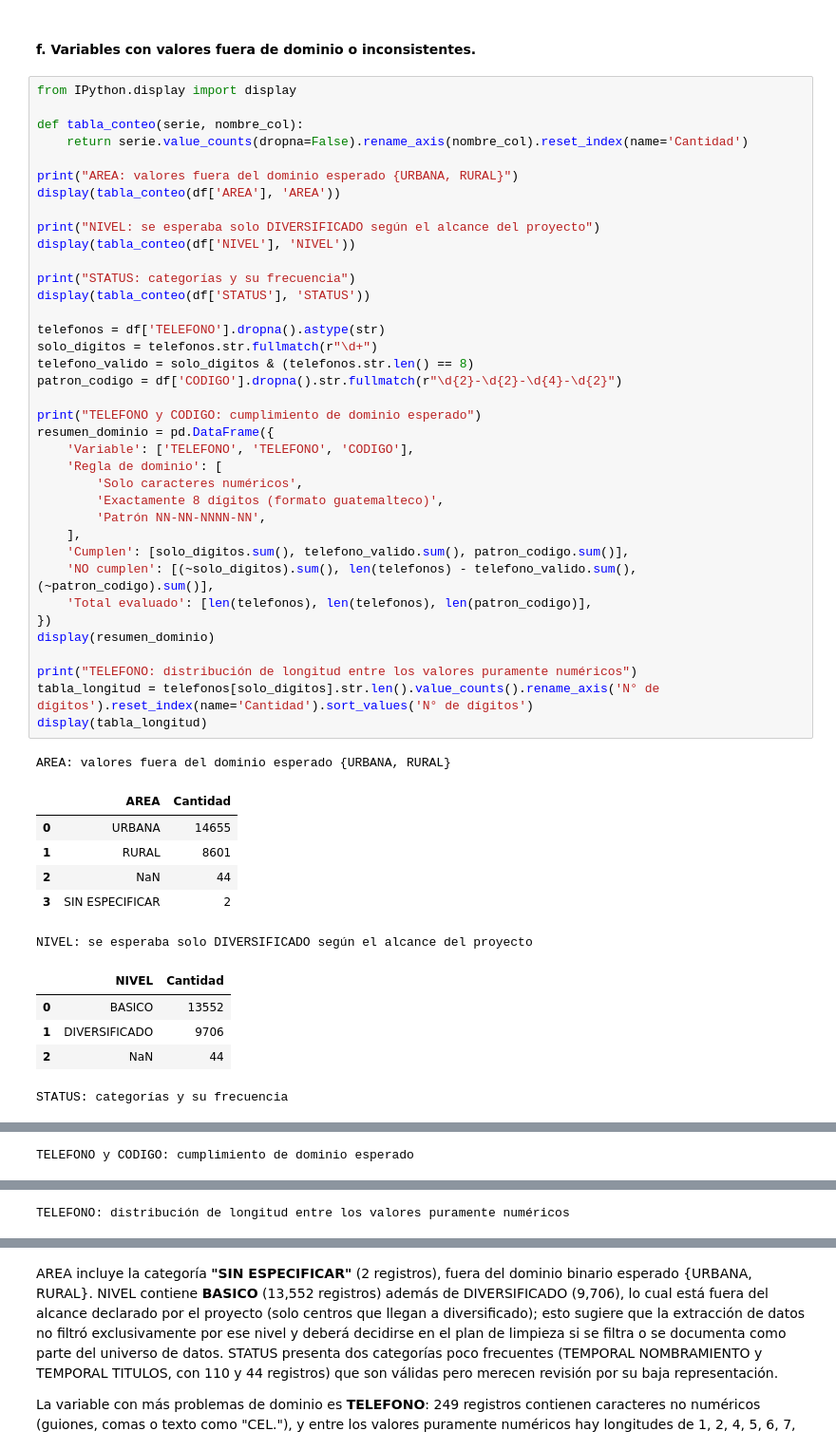
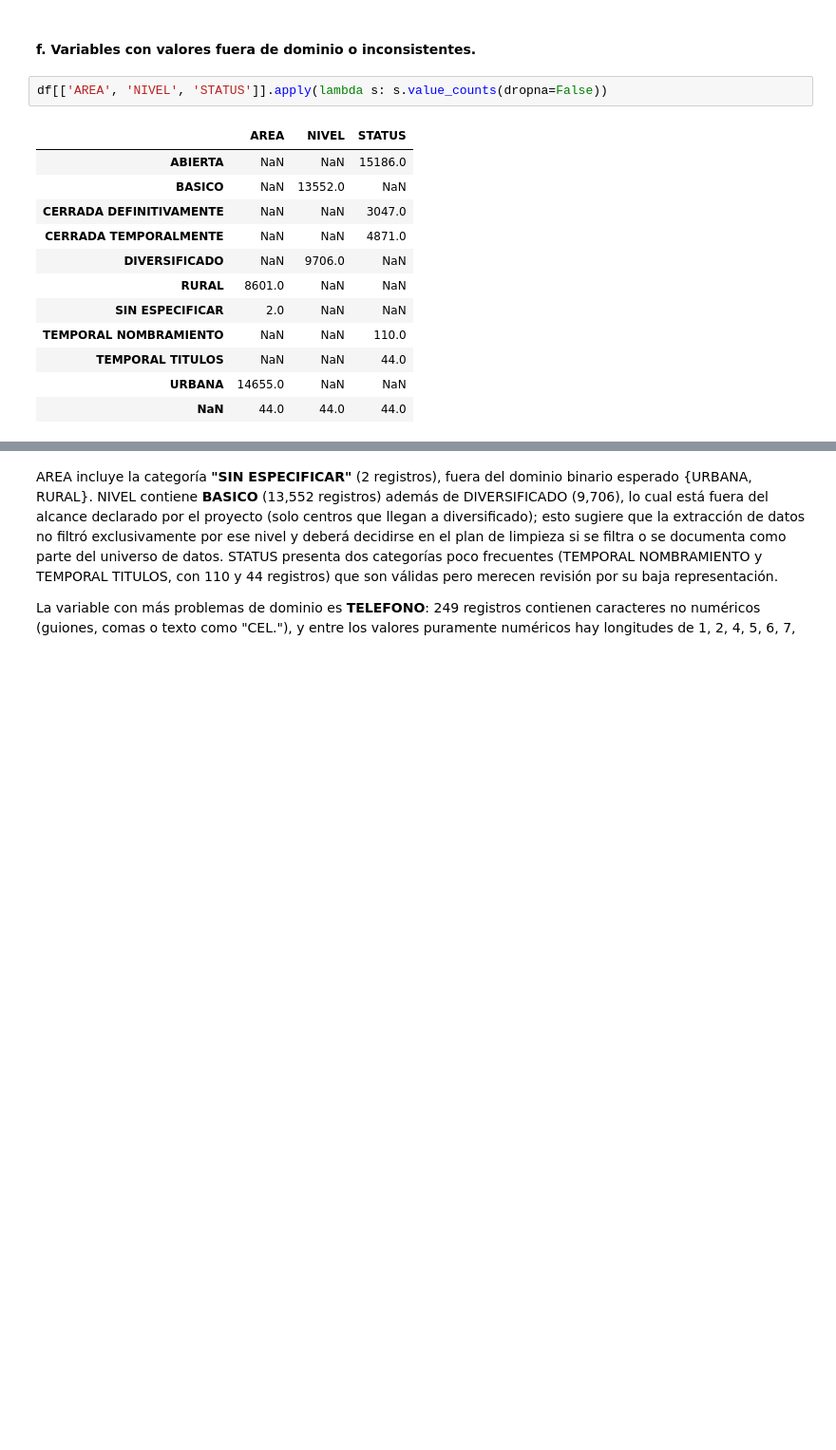
Before and after one commit to CindyGualim/DATA-SCIENCE_CC3084, a Jupyter notebook: Exploracion_Datos_Mineduc.ipynb, the cells around one changed output, grey strips where cells are left out. Shown at 95% size. Cells and saved outputs as stored; diff of their text form; blank space fills up the shorter version.

```diff
--- a/Exploracion_Datos_Mineduc.ipynb
+++ b/Exploracion_Datos_Mineduc.ipynb
@@ -203,52 +189,17 @@ Al excluir esas filas vacías, no queda ningún duplicado exacto entre estableci
 # %% [markdown]
 #### f. Variables con valores fuera de dominio o inconsistentes.
 # %%
-from IPython.display import display
-
-def tabla_conteo(serie, nombre_col):
-    return serie.value_counts(dropna=False).rename_axis(nombre_col).reset_index(name='Cantidad')
-
-print("AREA: valores fuera del dominio esperado {URBANA, RURAL}")
-display(tabla_conteo(df['AREA'], 'AREA'))
-
-print("NIVEL: se esperaba solo DIVERSIFICADO según el alcance del proyecto")
-display(tabla_conteo(df['NIVEL'], 'NIVEL'))
-
-print("STATUS: categorías y su frecuencia")
-display(tabla_conteo(df['STATUS'], 'STATUS'))
-
-telefonos = df['TELEFONO'].dropna().astype(str)
-solo_digitos = telefonos.str.fullmatch(r"\d+")
-telefono_valido = solo_digitos & (telefonos.str.len() == 8)
-patron_codigo = df['CODIGO'].dropna().str.fullmatch(r"\d{2}-\d{2}-\d{4}-\d{2}")
-
-print("TELEFONO y CODIGO: cumplimiento de dominio esperado")
-resumen_dominio = pd.DataFrame({
-    'Variable': ['TELEFONO', 'TELEFONO', 'CODIGO'],
-    'Regla de dominio': [
-        'Solo caracteres numéricos',
-        'Exactamente 8 dígitos (formato guatemalteco)',
-        'Patrón NN-NN-NNNN-NN',
-    ],
-    'Cumplen': [solo_digitos.sum(), telefono_valido.sum(), patron_codigo.sum()],
-    'NO cumplen': [(~solo_digitos).sum(), len(telefonos) - telefono_valido.sum(), (~patron_codigo).sum()],
-    'Total evaluado': [len(telefonos), len(telefonos), len(patron_codigo)],
-})
-display(resumen_dominio)
-
-print("TELEFONO: distribución de longitud entre los valores puramente numéricos")
-tabla_longitud = telefonos[solo_digitos].str.len().value_counts().rename_axis('N° de dígitos').reset_index(name='Cantidad').sort_values('N° de dígitos')
-display(tabla_longitud)
+df[['AREA', 'NIVEL', 'STATUS']].apply(lambda s: s.value_counts(dropna=False))
 # %% [output]
-AREA: valores fuera del dominio esperado {URBANA, RURAL}
-|  | AREA | Cantidad |
-| 0 | URBANA | 14655 |
-| 1 | RURAL | 8601 |
-| 2 | NaN | 44 |
-| 3 | SIN ESPECIFICAR | 2 |
+|  | AREA | NIVEL | STATUS |
+| ABIERTA | NaN | NaN | 15186.0 |
+| BASICO | NaN | 13552.0 | NaN |
+| CERRADA DEFINITIVAMENTE | NaN | NaN | 3047.0 |
+| CERRADA TEMPORALMENTE | NaN | NaN | 4871.0 |
+| DIVERSIFICADO | NaN | 9706.0 | NaN |
+| RURAL | 8601.0 | NaN | NaN |
+| SIN ESPECIFICAR | 2.0 | NaN | NaN |
+| TEMPORAL NOMBRAMIENTO | NaN | NaN | 110.0 |
+| TEMPORAL TITULOS | NaN | NaN | 44.0 |
+| URBANA | 14655.0 | NaN | NaN |
+| NaN | 44.0 | 44.0 | 44.0 |
-NIVEL: se esperaba solo DIVERSIFICADO según el alcance del proyecto
-|  | NIVEL | Cantidad |
-| 0 | BASICO | 13552 |
-| 1 | DIVERSIFICADO | 9706 |
-| 2 | NaN | 44 |
-STATUS: categorías y su frecuencia
@@ -262 +205,0 @@ STATUS: categorías y su frecuencia
-TELEFONO y CODIGO: cumplimiento de dominio esperado
@@ -267 +205,0 @@ TELEFONO y CODIGO: cumplimiento de dominio esperado
-TELEFONO: distribución de longitud entre los valores puramente numéricos
```
Also changed, not shown: parts of 5 cells of this notebook.
